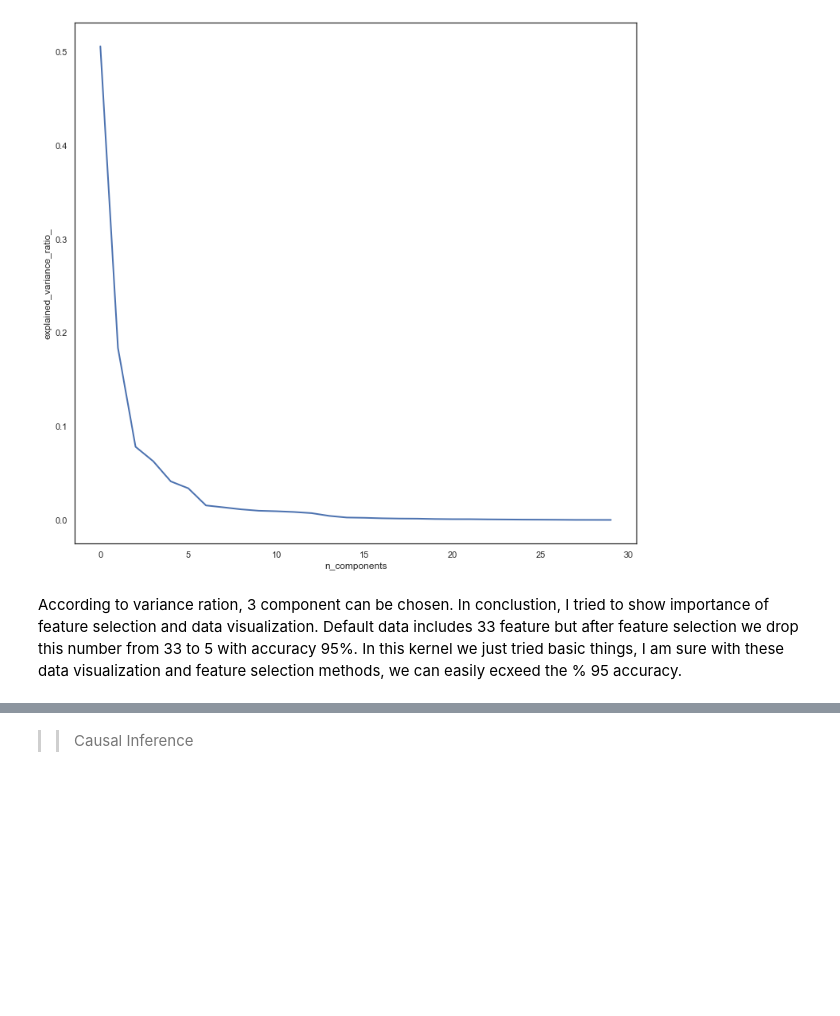
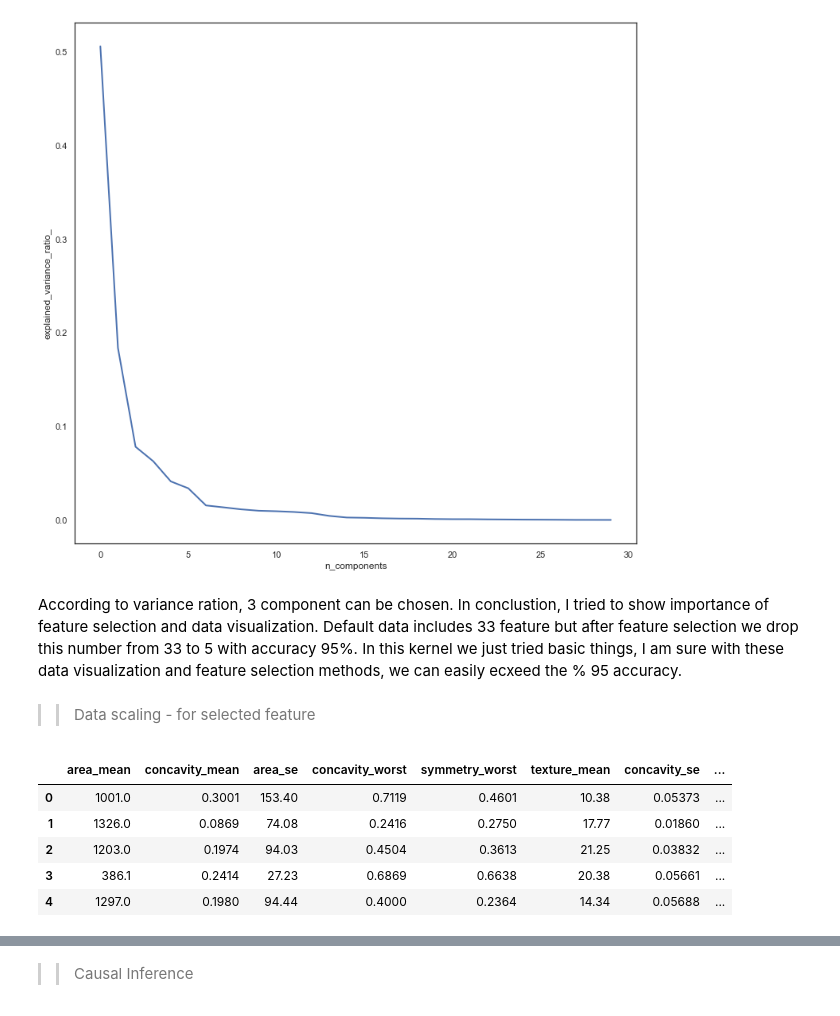
Before and after one commit to RYees/causal-inference, a Jupyter notebook: Notebooks/data_expore.ipynb, the cells around one changed output, grey strips where cells are left out. Cells and saved outputs as stored; diff of their text form; code cells hidden in the pictures; blank space fills up the shorter version.

Commit message:
data changes

```diff
--- a/Notebooks/data_expore.ipynb
+++ b/Notebooks/data_expore.ipynb
@@ -466,3 +467,16 @@ Text(0, 0.5, 'explained_variance_ratio_')
 [figure]
 # %% [markdown]
 According to variance ration, 3 component can be chosen.  In conclustion, I tried to show importance of feature selection and data visualization. Default data includes 33 feature but after feature selection we drop this number from 33 to 5 with accuracy 95%. In this kernel we just tried basic things, I am sure with these data visualization and feature selection methods, we can easily ecxeed the % 95 accuracy.
+# %% [markdown]
+>> Data scaling - for selected feature
+# %%
+x_2['diagnosis'] = y    # do not modify x, we will use it later
+x_2['diagnosis'] = x_2['diagnosis'].apply(lambda x: '1' if x == 'M' else '0')
+x_2.head()
+# %% [output]
+|  | area_mean | concavity_mean | area_se | concavity_worst | symmetry_worst | texture_mean | concavity_se | ... |
+| 0 | 1001.0 | 0.3001 | 153.40 | 0.7119 | 0.4601 | 10.38 | 0.05373 | ... |
+| 1 | 1326.0 | 0.0869 | 74.08 | 0.2416 | 0.2750 | 17.77 | 0.01860 | ... |
+| 2 | 1203.0 | 0.1974 | 94.03 | 0.4504 | 0.3613 | 21.25 | 0.03832 | ... |
+| 3 | 386.1 | 0.2414 | 27.23 | 0.6869 | 0.6638 | 20.38 | 0.05661 | ... |
+| 4 | 1297.0 | 0.1980 | 94.44 | 0.4000 | 0.2364 | 14.34 | 0.05688 | ... |
```
Also changed, not shown: parts of 14 cells of this notebook.
